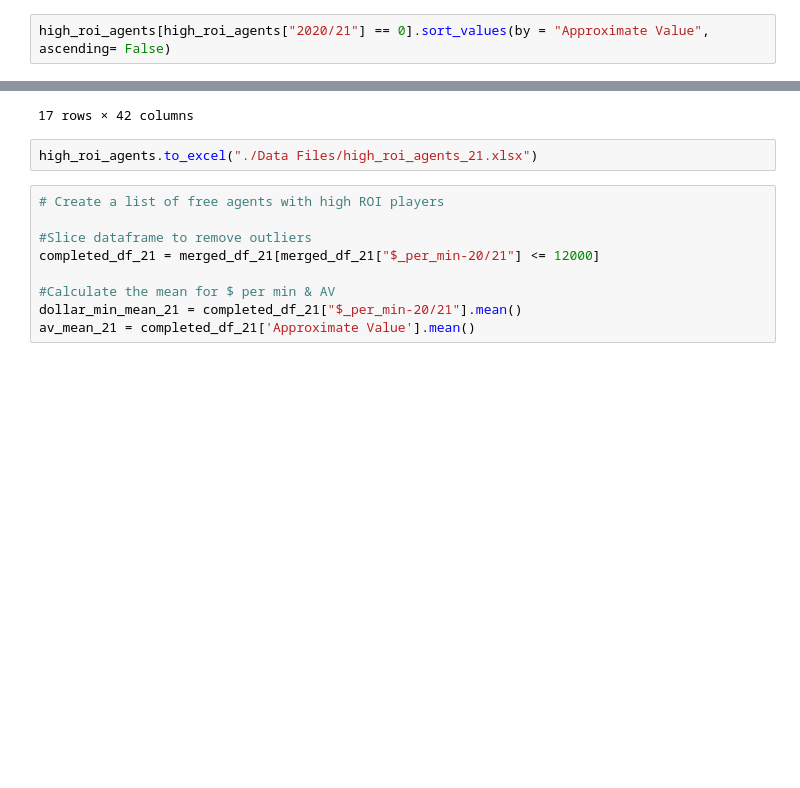
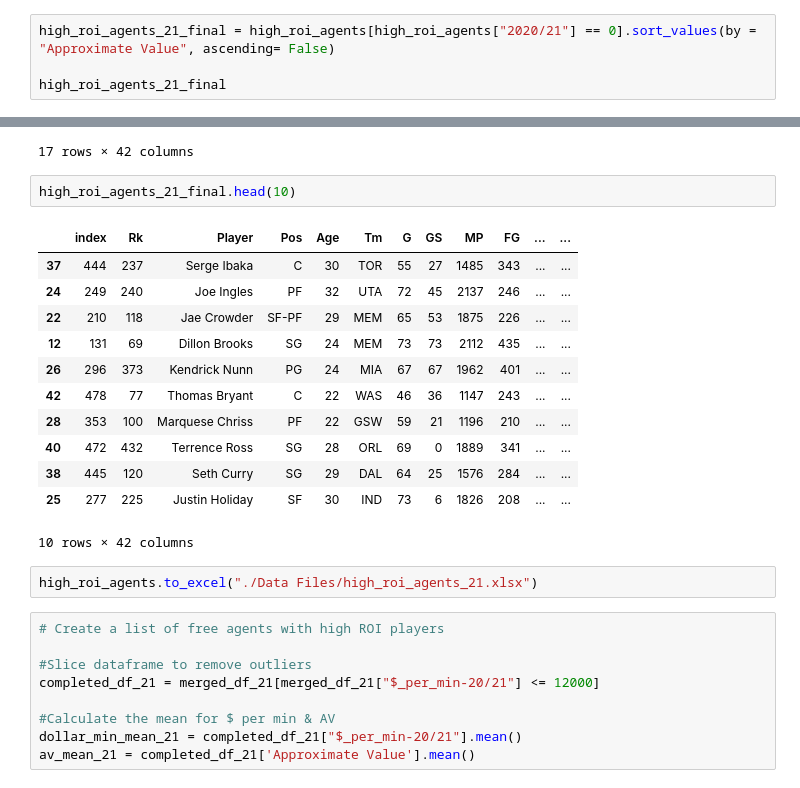
Before and after one commit to aclao89/NBA_Salaries_Performance, a Jupyter notebook: Web Scraping Basketball Salaries.ipynb, the cells around one changed output, grey strips where cells are left out. Saved outputs shown, nothing was run; the diff lists cells and outputs as text; blank space fills up the shorter version.

```diff
--- a/Web Scraping Basketball Salaries.ipynb
+++ b/Web Scraping Basketball Salaries.ipynb
@@ -608,7 +608,9 @@ high_roi_agents = completed_df_20[(completed_df_20["$_per_min-19/20"] < dollar_m
 
 high_roi_agents.reset_index(inplace = True)
 # %%
-high_roi_agents[high_roi_agents["2020/21"] == 0].sort_values(by = "Approximate Value", ascending= False)
+high_roi_agents_21_final = high_roi_agents[high_roi_agents["2020/21"] == 0].sort_values(by = "Approximate Value", ascending= False)
+
+high_roi_agents_21_final
 # %% [output]
 |  | index | Rk | Player | Pos | Age | Tm | G | GS | MP | FG | ... | ... |
 | 37 | 444 | 237 | Serge Ibaka | C | 30 | TOR | 55 | 27 | 1485 | 343 | ... | ... |
@@ -629,8 +631,23 @@ high_roi_agents[high_roi_agents["2020/21"] == 0].sort_values(by = "Approximate V
 | 0 | 1 | 223 | Aaron Holiday | PG | 23 | IND | 66 | 33 | 1617 | 233 | ... | ... |
 | 2 | 10 | 293 | Alex Len | C | 26 | ATL | 55 | 12 | 970 | 177 | ... | ... |
 17 rows × 42 columns
-# %%
-high_roi_agents.to_excel("./Data Files/high_roi_agents_21.xlsx")
+# %%
+high_roi_agents_21_final.head(10)
+# %% [output]
+|  | index | Rk | Player | Pos | Age | Tm | G | GS | MP | FG | ... | ... |
+| 37 | 444 | 237 | Serge Ibaka | C | 30 | TOR | 55 | 27 | 1485 | 343 | ... | ... |
+| 24 | 249 | 240 | Joe Ingles | PF | 32 | UTA | 72 | 45 | 2137 | 246 | ... | ... |
+| 22 | 210 | 118 | Jae Crowder | SF-PF | 29 | MEM | 65 | 53 | 1875 | 226 | ... | ... |
+| 12 | 131 | 69 | Dillon Brooks | SG | 24 | MEM | 73 | 73 | 2112 | 435 | ... | ... |
+| 26 | 296 | 373 | Kendrick Nunn | PG | 24 | MIA | 67 | 67 | 1962 | 401 | ... | ... |
+| 42 | 478 | 77 | Thomas Bryant | C | 22 | WAS | 46 | 36 | 1147 | 243 | ... | ... |
+| 28 | 353 | 100 | Marquese Chriss | PF | 22 | GSW | 59 | 21 | 1196 | 210 | ... | ... |
+| 40 | 472 | 432 | Terrence Ross | SG | 28 | ORL | 69 | 0 | 1889 | 341 | ... | ... |
+| 38 | 445 | 120 | Seth Curry | SG | 29 | DAL | 64 | 25 | 1576 | 284 | ... | ... |
+| 25 | 277 | 225 | Justin Holiday | SF | 30 | IND | 73 | 6 | 1826 | 208 | ... | ... |
+10 rows × 42 columns
+# %%
+high_roi_agents.to_excel("./Data Files/high_roi_agents_21.xlsx")
 # %%
 # Create a list of free agents with high ROI players
 
```
Also changed, not shown: parts of 6 cells of this notebook.
